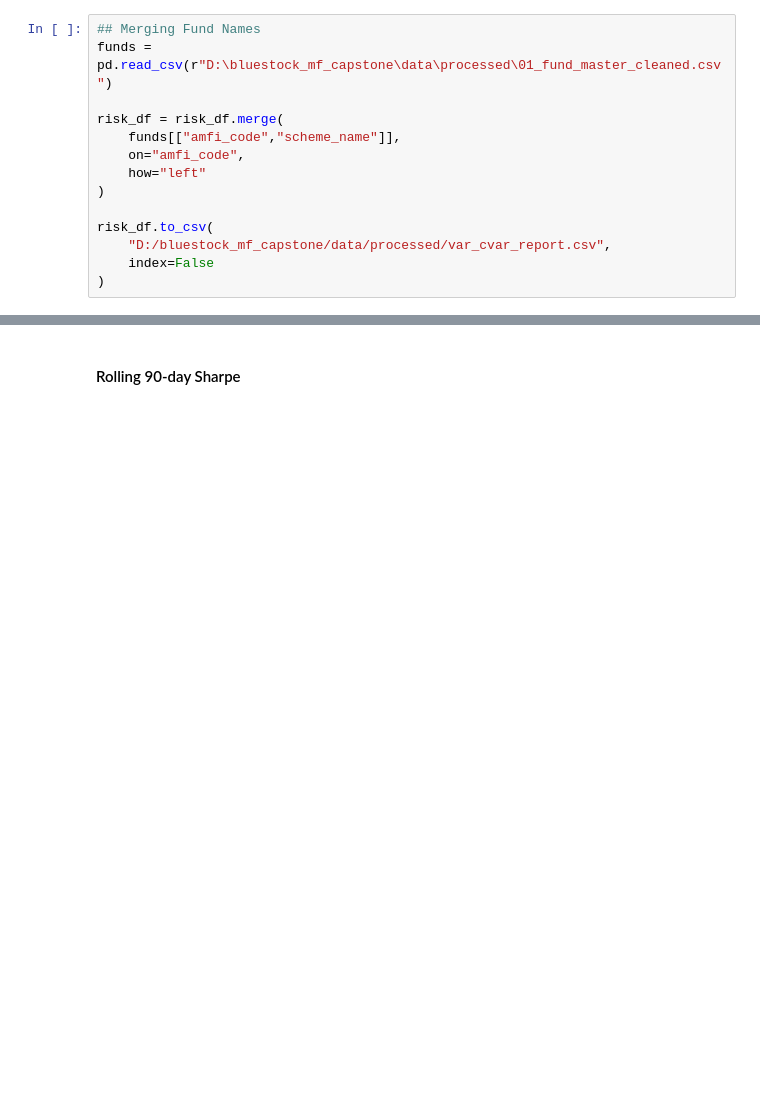
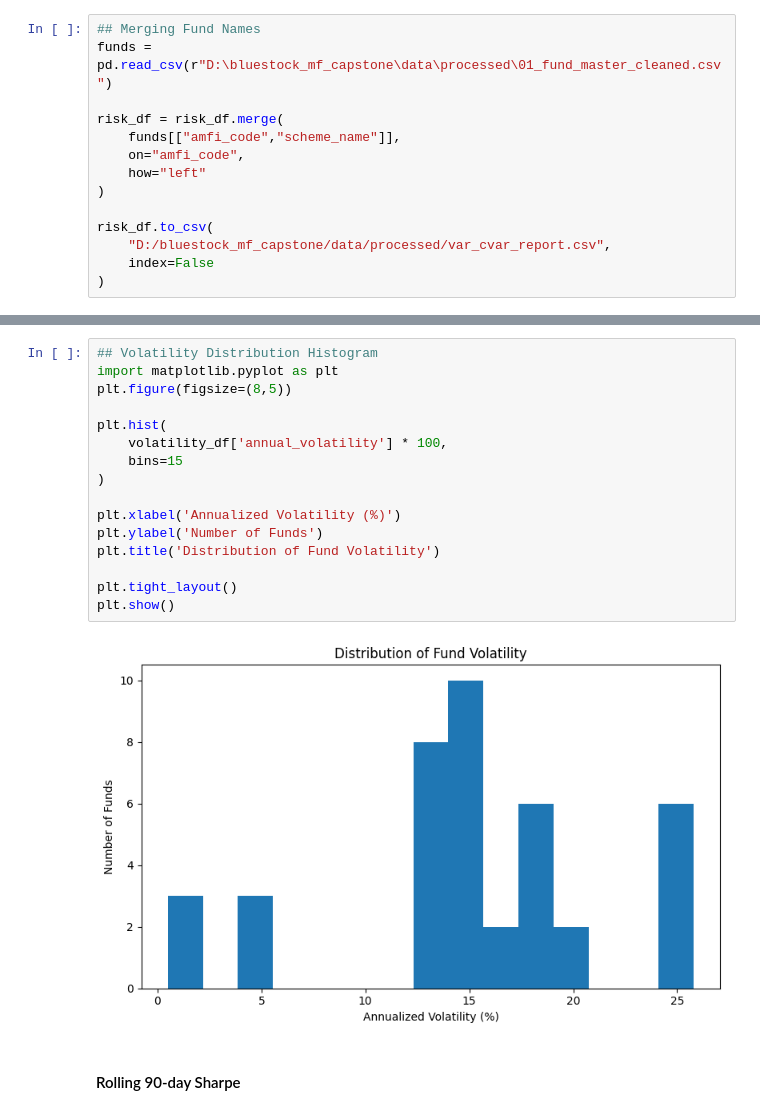
Before and after one commit to ankit-k-sah16/Mutual-Fund-Analytics-Platform, a Jupyter notebook: notebooks/05_Advance_Analytics.ipynb, the cells around one changed output, grey strips where cells are left out. Saved outputs shown, nothing was run; the diff lists cells and outputs as text; blank space fills up the shorter version.

```diff
--- a/notebooks/05_Advance_Analytics.ipynb
+++ b/notebooks/05_Advance_Analytics.ipynb
@@ -71,3 +148,21 @@ risk_df.to_csv(
+# %%
+## Volatility Distribution Histogram
+import matplotlib.pyplot as plt
+plt.figure(figsize=(8,5))
+
+plt.hist(
+    volatility_df['annual_volatility'] * 100,
+    bins=15
+)
+
+plt.xlabel('Annualized Volatility (%)')
+plt.ylabel('Number of Funds')
+plt.title('Distribution of Fund Volatility')
+
+plt.tight_layout()
+plt.show()
+# %% [output]
+[figure, added]
 # %% [markdown]
 #### Rolling 90-day Sharpe
 # %%
```
Also changed, not shown: parts of 2 cells of this notebook, 8 other files.
